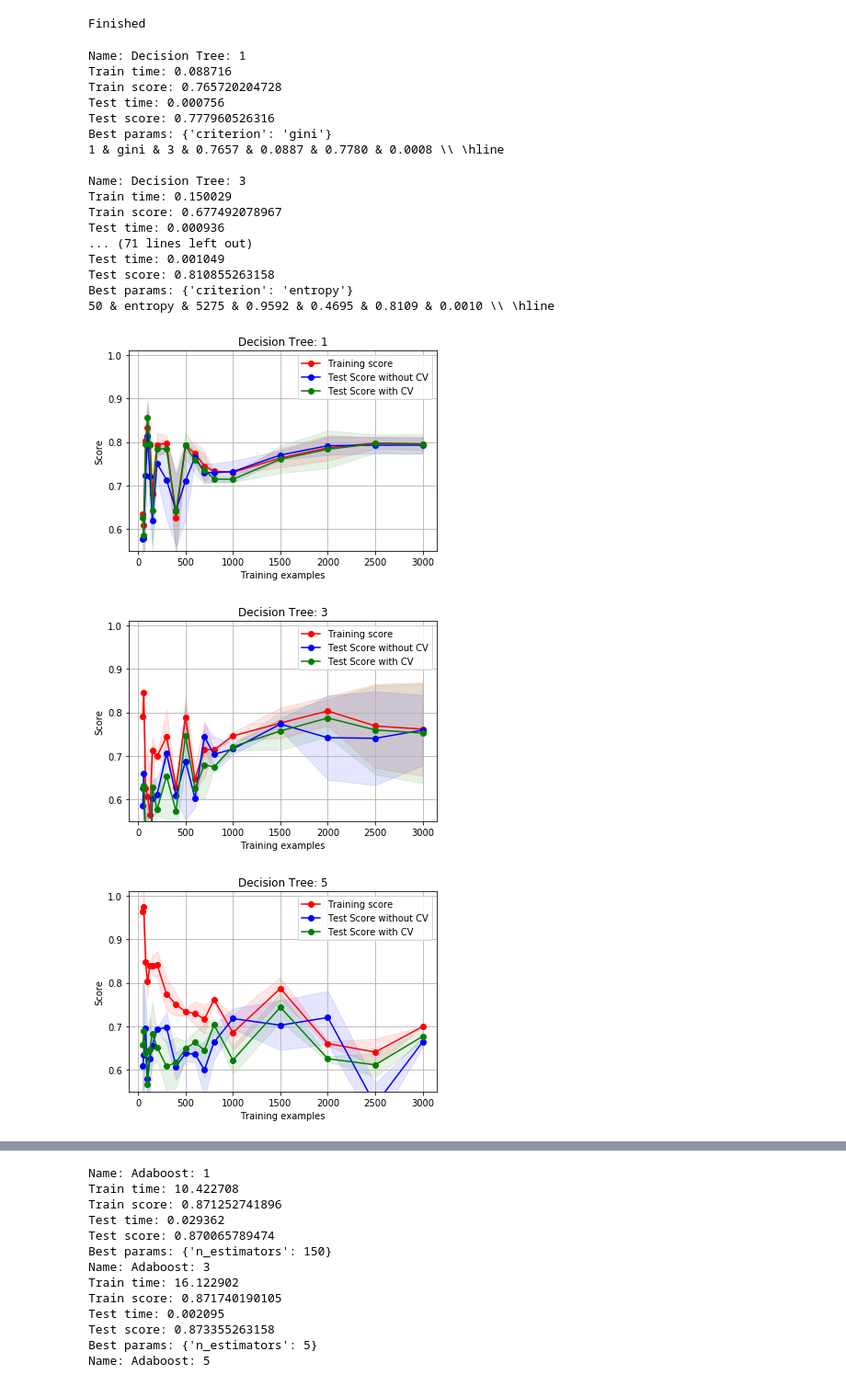
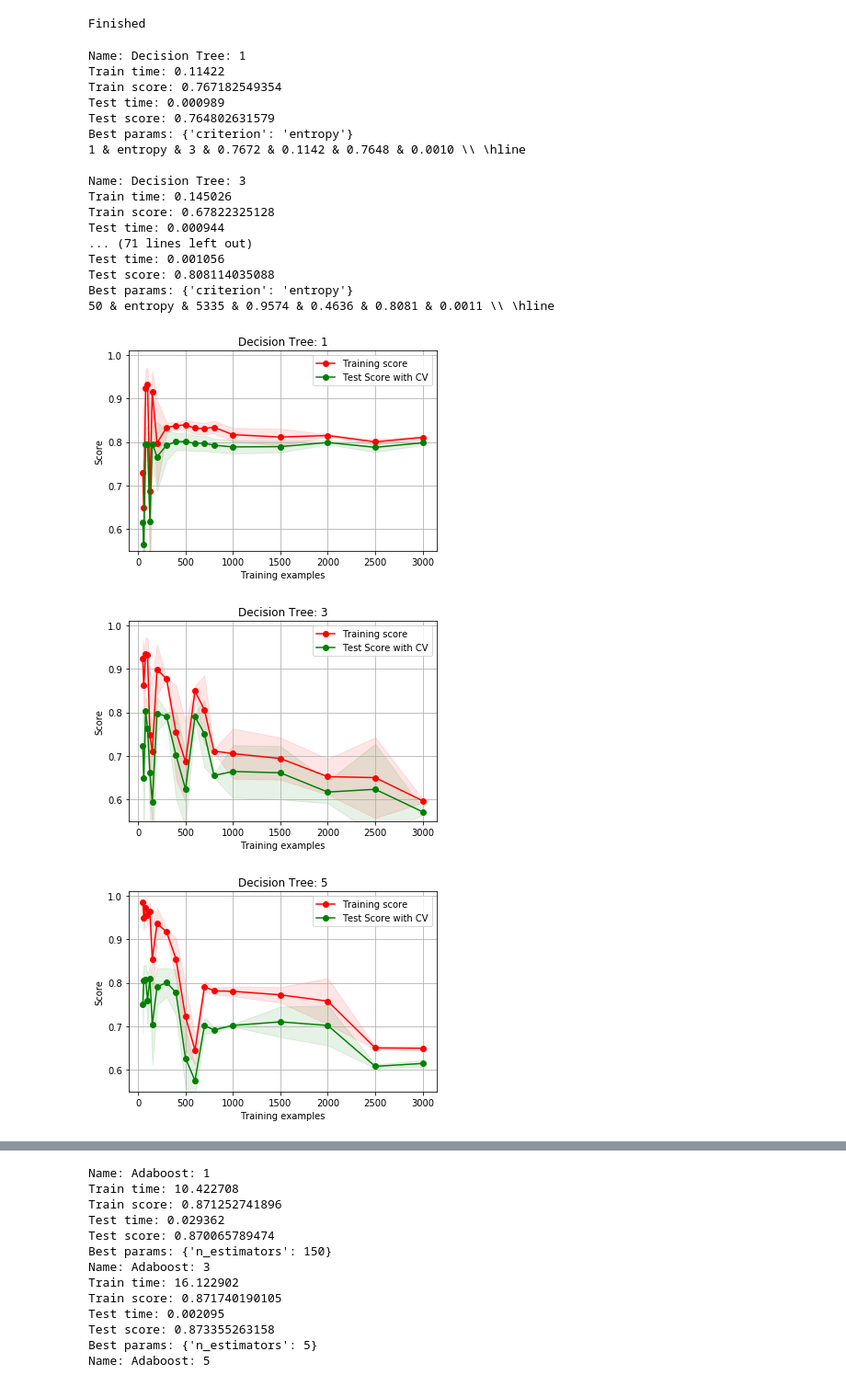
Before and after one commit to PhilipBale/CS7641-Graduate-ML, a Jupyter notebook: assignment1/code/Decision Trees.ipynb, the cells around one changed output, grey strips where cells are left out. Shown: that part at 92% size. Drawn from its saved outputs; the diff is of its cells as text; code cells hidden in the pictures.

```diff
--- a/assignment1/code/Decision Trees.ipynb
+++ b/assignment1/code/Decision Trees.ipynb
@@ -89,6 +89,7 @@ elif datasetNum == 1:
 
     df.loc[(df['wage_offer_unit_of_pay_9089'].str.contains('yr', na=False)), 'wage_offer_unit_of_pay_9089'] = 2
     df.loc[(df['wage_offer_unit_of_pay_9089'].str.contains('hr', na=False)), 'wage_offer_unit_of_pay_9089'] = 1
+    classifed_names = ['denied', 'approved']
 elif datasetNum == 2:
     df['price_bracket'] = df['SalePrice'].copy().astype(int)
 
@@ -158,14 +159,14 @@ from datetime import datetime
 cross_validations = 4
 train_sizes_base = [50, 60, 80, 100, 125, 150, 200, 300, 400, 500, 600, 700, 800]
 
-def plot_learning_curve(title, base_curve, cv_curve):
-    _, _, test_scores_base = base_curve
+def plot_learning_curve(title, cv_curve):
+#     _, _, test_scores_base = base_curve
     train_sizes, train_scores, test_scores = cv_curve
     train_scores_mean = np.mean(train_scores, axis=1)
     train_scores_std = np.std(train_scores, axis=1)
 
-    test_scores_base_mean = np.mean(test_scores_base, axis=1)
-    test_scores_base_std = np.std(test_scores_base, axis=1)
+#     test_scores_base_mean = np.mean(test_scores_base, axis=1)
+#     test_scores_base_std = np.std(test_scores_base, axis=1)
     test_scores_mean = np.mean(test_scores, axis=1)
     test_scores_std = np.std(test_scores, axis=1)
 
@@ -184,8 +185,8 @@ def plot_learning_curve(title, base_curve, cv_curve):
                      train_scores_mean + train_scores_std, alpha=0.1,
                      color="r")
 
-    plt.fill_between(train_sizes, test_scores_base_mean - test_scores_base_std,
-                     test_scores_base_mean + test_scores_base_std, alpha=0.1, color="b")
+#     plt.fill_between(train_sizes, test_scores_base_mean - test_scores_base_std,
+#                      test_scores_base_mean + test_scores_base_std, alpha=0.1, color="b")
 
     plt.fill_between(train_sizes, test_scores_mean - test_scores_std,
                      test_scores_mean + test_scores_std, alpha=0.1, color="g")
@@ -193,8 +194,8 @@ def plot_learning_curve(title, base_curve, cv_curve):
 
     plt.plot(train_sizes, train_scores_mean, 'o-', color="r",
              label="Training score")
-    plt.plot(train_sizes, test_scores_base_mean, 'o-', color="b",
-             label="Test Score without CV")
+#     plt.plot(train_sizes, test_scores_base_mean, 'o-', color="b",
+#              label="Test Score without CV")
     plt.plot(train_sizes, test_scores_mean, 'o-', color="g",
              label="Test Score with CV")
 
@@ -209,10 +210,10 @@ def crossValidateAndTest(name, clf, params, trainTest, scaler=None):
         X_train = scaler.transform(X_train)
         X_test = scaler.transform(X_test)
 
-    base_clf = GridSearchCV(clf, param_grid=params, refit=True, cv=None)
+#     base_clf = GridSearchCV(clf, param_grid=params, refit=True, cv=None)
     cv_clf = GridSearchCV(clf, param_grid=params, refit=True, cv=cross_validations)
 
-    base_clf.fit(X_train, y_train)
+#     base_clf.fit(X_train, y_train)
 
     start = datetime.now()
     cv_clf.fit(X_train, y_train)
@@ -231,7 +232,7 @@ def crossValidateAndTest(name, clf, params, trainTest, scaler=None):
 
 
 
-    base_estimator = base_clf.best_estimator_
+#     base_estimator = base_clf.best_estimator_
     cv_estimator = cv_clf.best_estimator_
 
     print("Best params: " + str(cv_clf.best_params_))
@@ -247,10 +248,11 @@ def crossValidateAndTest(name, clf, params, trainTest, scaler=None):
         additional_sizes = [1000, 1500, 2000, 2500, 3000]
 
     all_sizes = train_sizes_base + additional_sizes
-    base_curve = learning_curve(base_estimator, X_train, y_train, cv=None, train_sizes=all_sizes)
+#     base_curve = learning_curve(base_estimator, X_train, y_train, cv=None, train_sizes=all_sizes)
     cv_curve = learning_curve(cv_estimator, X_train, y_train, cv=cross_validations, train_sizes=all_sizes)
 
-    plot = plot_learning_curve(name, base_curve, cv_curve)
+#     plot = plot_learning_curve(name, base_curve, cv_curve)
+    plot = plot_learning_curve(name, cv_curve)
 #     plot.show()
 
 
@@ -262,43 +264,44 @@ Finished
 # %%
 # Decision Tree
 params = { 'criterion':['gini','entropy'] }
 
 for i in [1, 3, 5, 7, 10, 15, 20, 25, 30, 40, 50]:
     clf = tree.DecisionTreeClassifier(max_depth=i, class_weight='balanced', splitter='best', min_samples_leaf=1)
     output, output_clf, table_output = crossValidateAndTest('Decision Tree: ' + str(i), clf, params, trainTest)
     tree_size = output.tree_.node_count
     print('{} & {} & {} & '.format(i, output_clf.best_params_['criterion'], tree_size) + table_output + ' \\\\ \\hline')
 
     print()
 #     clf = clf.fit(X_train, y_train)
 
 #     y_predict = clf.predict(X_test)
 #     scores = cross_val_score(clf, X, y)
 #     print(str(i) + ': ' + str(accuracy_score(y_test, y_predict)) + '   |   ' + str(scores.mean()))
-#     dot_data = tree.export_graphviz(clf, out_file=None,
-#                          feature_names=df_x,
-#                          class_names=classifed_names,
-#                          filled=True, rounded=True,
-#                          special_characters=True)
-#     graph = graphviz.Source(dot_data).view()
+    if i == 7:
+        dot_data = tree.export_graphviz(output, out_file=None,
+                             feature_names=df_x,
+                             class_names=classifed_names,
+                             filled=True, rounded=True,
+                             special_characters=True)
+        graph = graphviz.Source(dot_data).view()
 # %% [output]
 Name: Decision Tree: 1
-Train time: 0.088716
-Train score: 0.765720204728
-Test time: 0.000756
-Test score: 0.777960526316
-Best params: {'criterion': 'gini'}
-1 & gini & 3 & 0.7657 & 0.0887 & 0.7780 & 0.0008 \\ \hline
+Train time: 0.11422
+Train score: 0.767182549354
+Test time: 0.000989
+Test score: 0.764802631579
+Best params: {'criterion': 'entropy'}
+1 & entropy & 3 & 0.7672 & 0.1142 & 0.7648 & 0.0010 \\ \hline
 
 Name: Decision Tree: 3
-Train time: 0.150029
-Train score: 0.677492078967
-Test time: 0.000936
+Train time: 0.145026
+Train score: 0.67822325128
+Test time: 0.000944
 ... (71 lines left out)
-Test time: 0.001049
-Test score: 0.810855263158
+Test time: 0.001056
+Test score: 0.808114035088
 Best params: {'criterion': 'entropy'}
-50 & entropy & 5275 & 0.9592 & 0.4695 & 0.8109 & 0.0010 \\ \hline
+50 & entropy & 5335 & 0.9574 & 0.4636 & 0.8081 & 0.0011 \\ \hline
-[figure, old version]
+[figure, new version]
-[figure, old version]
+[figure, new version]
-[figure, old version]
+[figure, new version]
```
Also changed, not shown: parts of 1 cell of this notebook, 11 other files.
